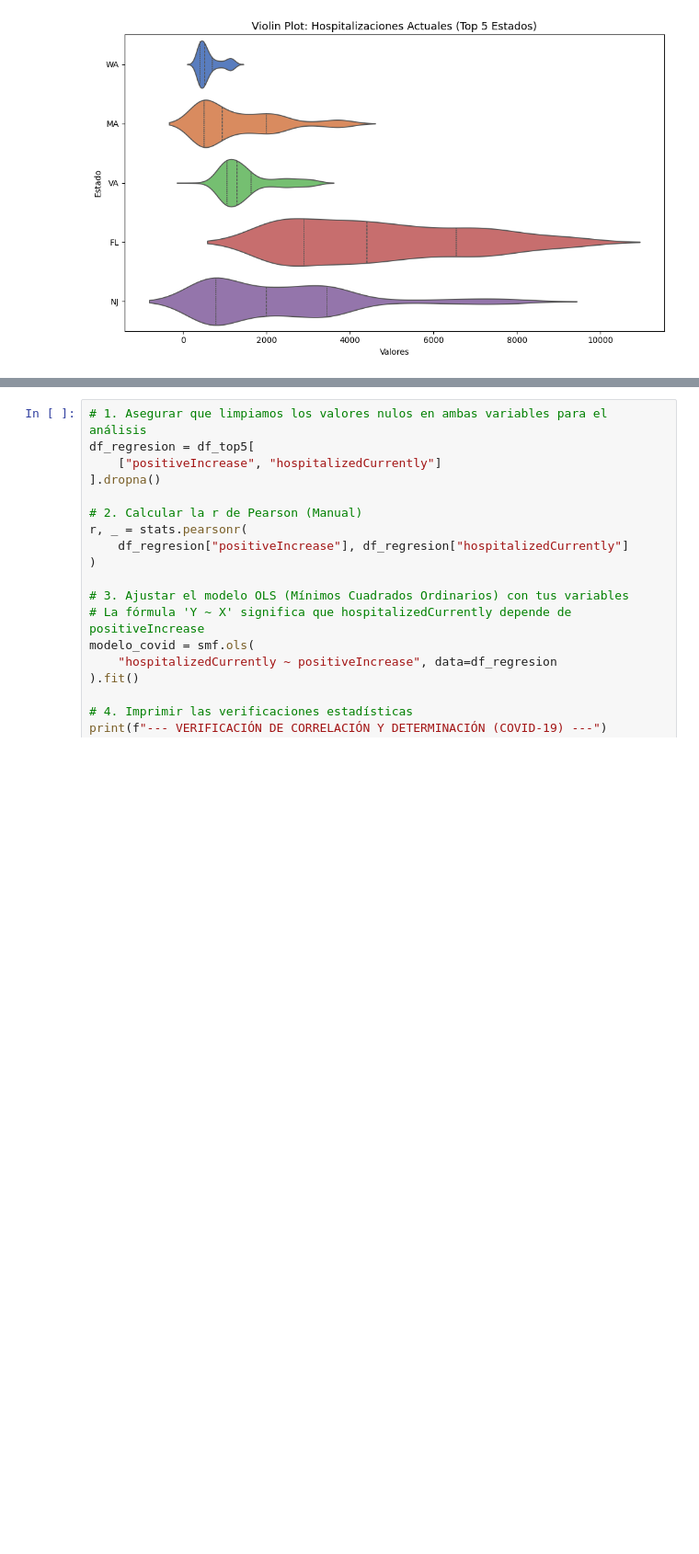
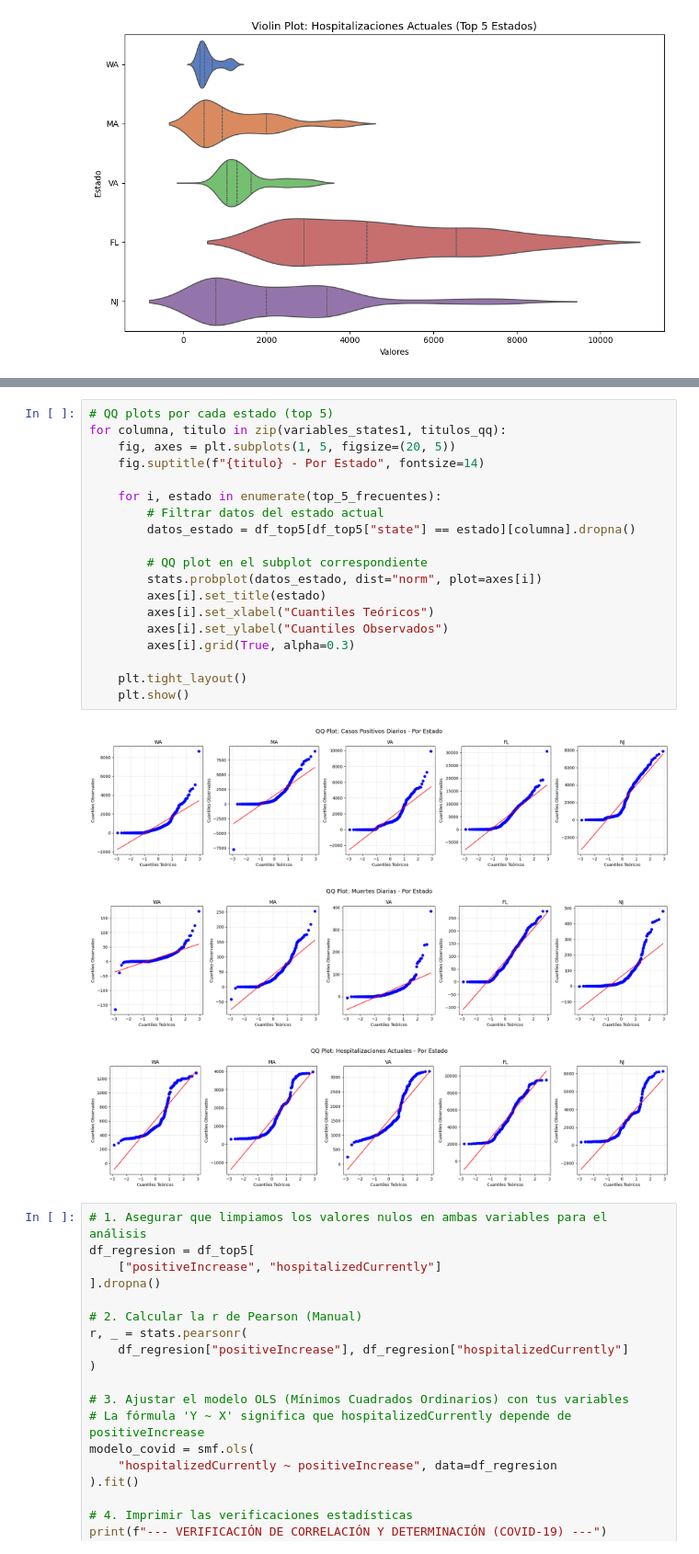
Before and after one commit to Bootcamp-DA-P2/proyecto5-exploratory-data-analysis-grupo2, a Jupyter notebook: DASBOARD/note_book.ipynb, the cells around one changed output, grey strips where cells are left out. Shown at 92% size. Drawn from its saved outputs; the diff is of its cells as text; blank space fills up the shorter version.

```diff
--- a/note_book.ipynb
+++ b/DASBOARD/note_book.ipynb
@@ -386,3 +414,26 @@ Passing `palette` without assigning `hue` is deprecated and will be removed in v
+# %%
+# QQ plots por cada estado (top 5)
+for columna, titulo in zip(variables_states1, titulos_qq):
+    fig, axes = plt.subplots(1, 5, figsize=(20, 5))
+    fig.suptitle(f"{titulo} - Por Estado", fontsize=14)
+
+    for i, estado in enumerate(top_5_frecuentes):
+        # Filtrar datos del estado actual
+        datos_estado = df_top5[df_top5["state"] == estado][columna].dropna()
+
+        # QQ plot en el subplot correspondiente
+        stats.probplot(datos_estado, dist="norm", plot=axes[i])
+        axes[i].set_title(estado)
+        axes[i].set_xlabel("Cuantiles Teóricos")
+        axes[i].set_ylabel("Cuantiles Observados")
+        axes[i].grid(True, alpha=0.3)
+
+    plt.tight_layout()
+    plt.show()
+# %% [output]
+[figure, added]
+[figure, added]
+[figure, added]
 # %%
 # 1. Asegurar que limpiamos los valores nulos en ambas variables para el análisis
 df_regresion = df_top5[
```
Also changed, not shown: parts of 1 cell of this notebook, 1 other file.
